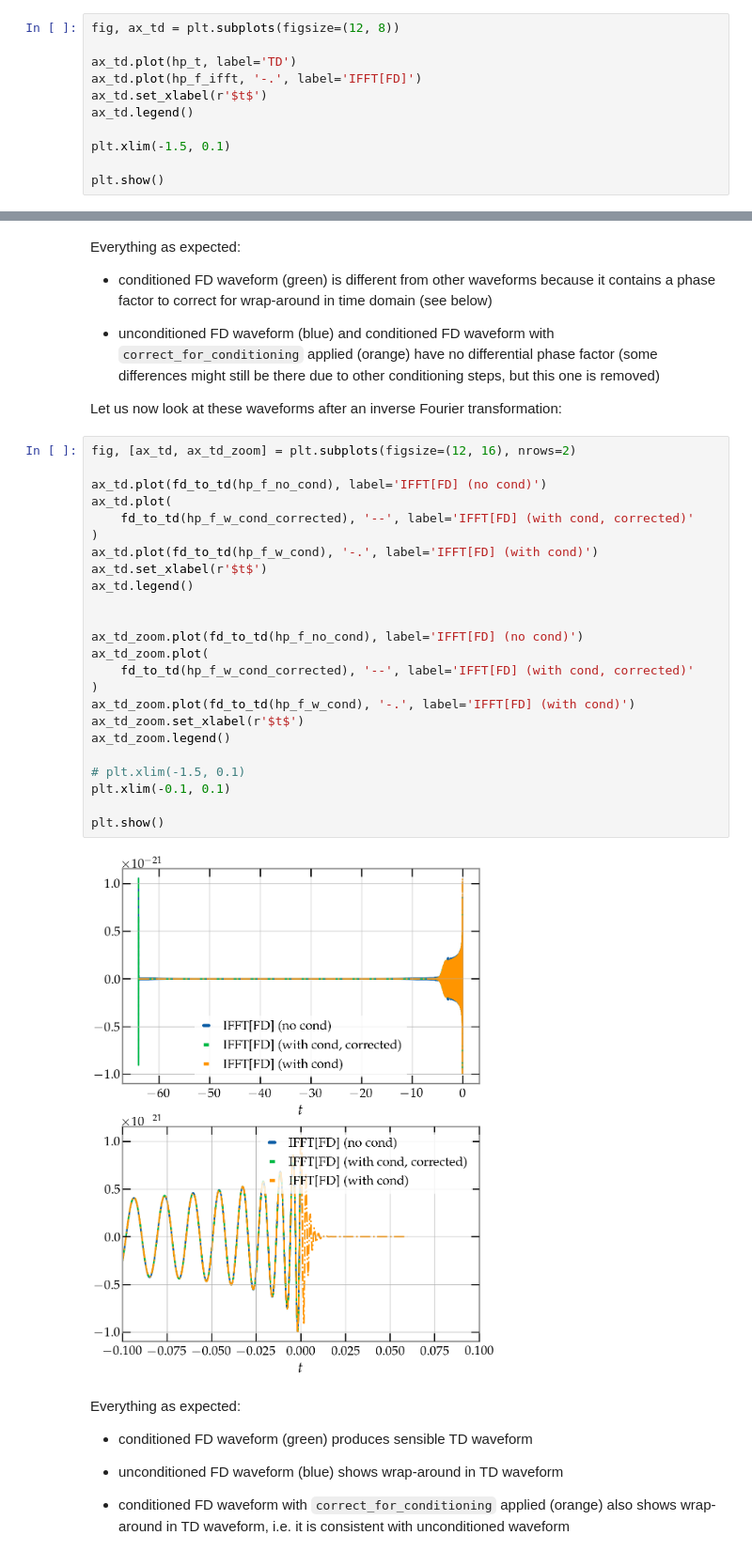
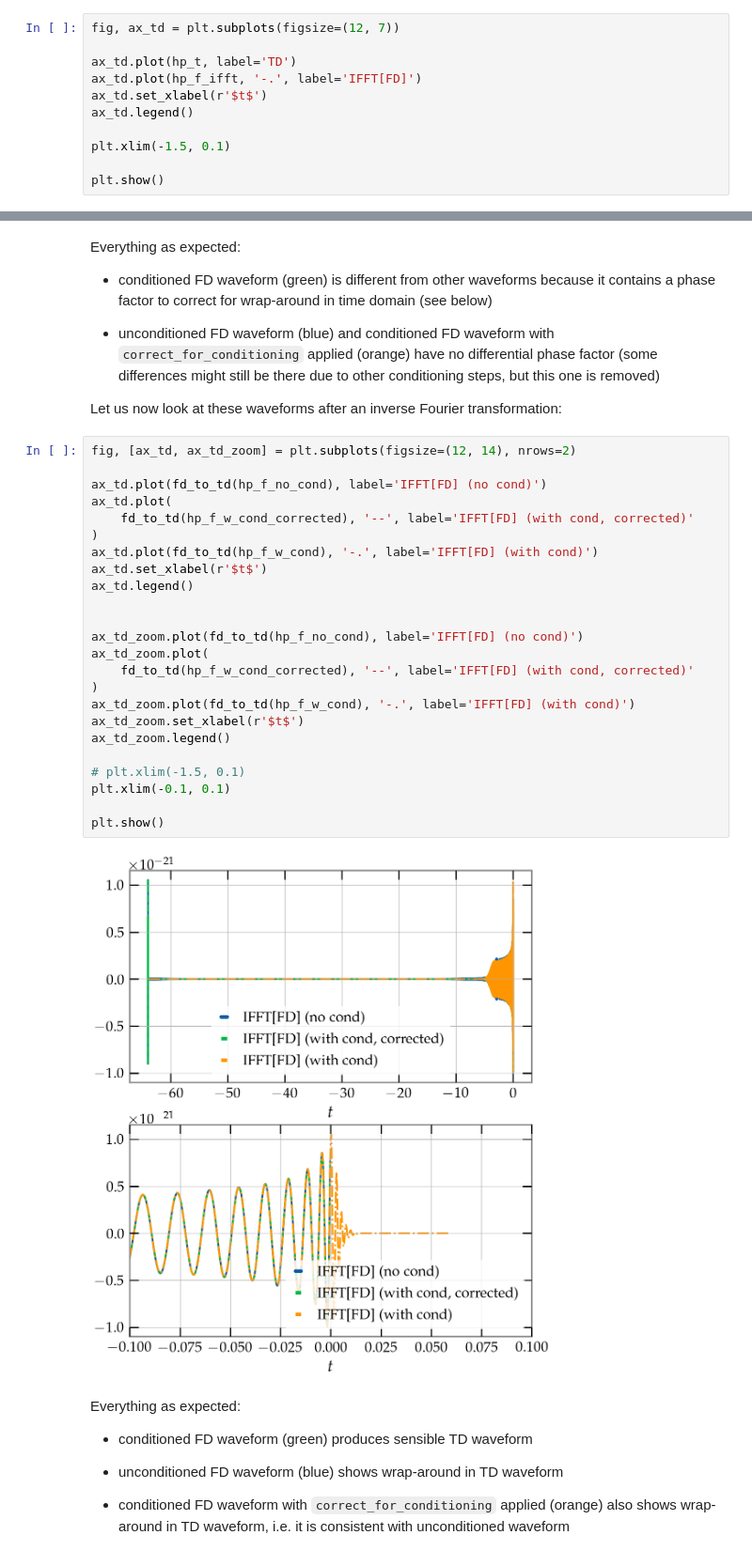
Before and after one commit to MaxMelching/gw-signal-tools, a Jupyter notebook: docs/tutorials/ft_doc.ipynb, the cells around one changed output, grey strips where cells are left out. Shown at 94% size. Drawn from its saved outputs; the diff is of its cells as text.

```diff
--- a/docs/tutorials/ft_doc.ipynb
+++ b/docs/tutorials/ft_doc.ipynb
@@ -147,7 +147,7 @@ plt.show()
 # %% [markdown]
 ***Note:*** these signals agree perfectly, but are sampled at different `df`. The linear interpolation performed during plotting can make it look like they are not really equal. To remove this effect, please enable the line that makes use of `zero_pad` in the definition of `hp_t_fft, hc_t_fft`.
 # %%
-fig, ax_td = plt.subplots(figsize=(12, 8))
+fig, ax_td = plt.subplots(figsize=(12, 7))
 
 ax_td.plot(hp_t, label='TD')
 ax_td.plot(hp_f_ifft, '-.', label='IFFT[FD]')
@@ -205,31 +205,31 @@ Everything as expected:
 
 Let us now look at these waveforms after an inverse Fourier transformation:
 # %%
-fig, [ax_td, ax_td_zoom] = plt.subplots(figsize=(12, 16), nrows=2)
+fig, [ax_td, ax_td_zoom] = plt.subplots(figsize=(12, 14), nrows=2)
 
 ax_td.plot(fd_to_td(hp_f_no_cond), label='IFFT[FD] (no cond)')
 ax_td.plot(
     fd_to_td(hp_f_w_cond_corrected), '--', label='IFFT[FD] (with cond, corrected)'
 )
 ax_td.plot(fd_to_td(hp_f_w_cond), '-.', label='IFFT[FD] (with cond)')
 ax_td.set_xlabel(r'$t$')
 ax_td.legend()
 
 
 ax_td_zoom.plot(fd_to_td(hp_f_no_cond), label='IFFT[FD] (no cond)')
 ax_td_zoom.plot(
     fd_to_td(hp_f_w_cond_corrected), '--', label='IFFT[FD] (with cond, corrected)'
 )
 ax_td_zoom.plot(fd_to_td(hp_f_w_cond), '-.', label='IFFT[FD] (with cond)')
 ax_td_zoom.set_xlabel(r'$t$')
 ax_td_zoom.legend()
 
 # plt.xlim(-1.5, 0.1)
 plt.xlim(-0.1, 0.1)
 
 plt.show()
 # %% [output]
-[figure, old version]
+[figure, new version]
 # %% [markdown]
 Everything as expected:
 
```
Also changed, not shown: parts of 8 cells of this notebook, 4 other files.
